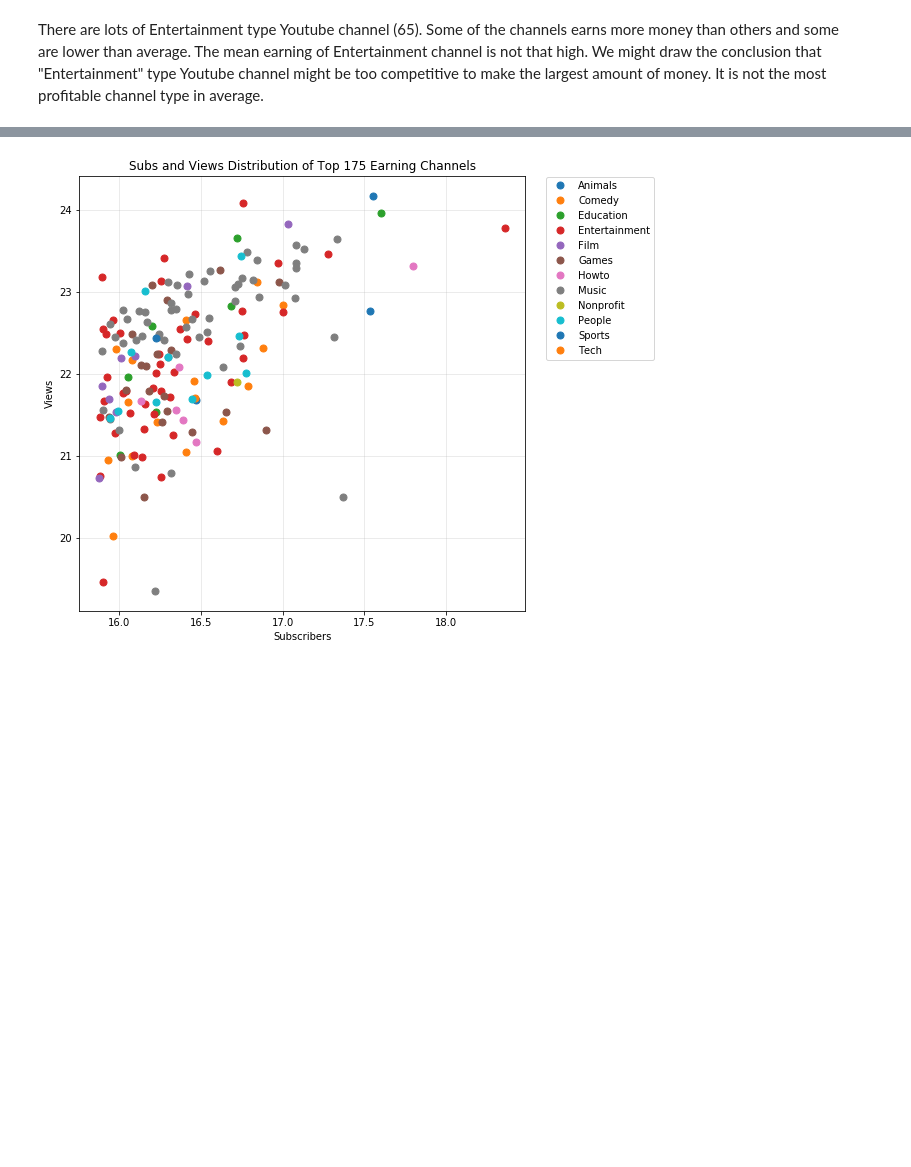
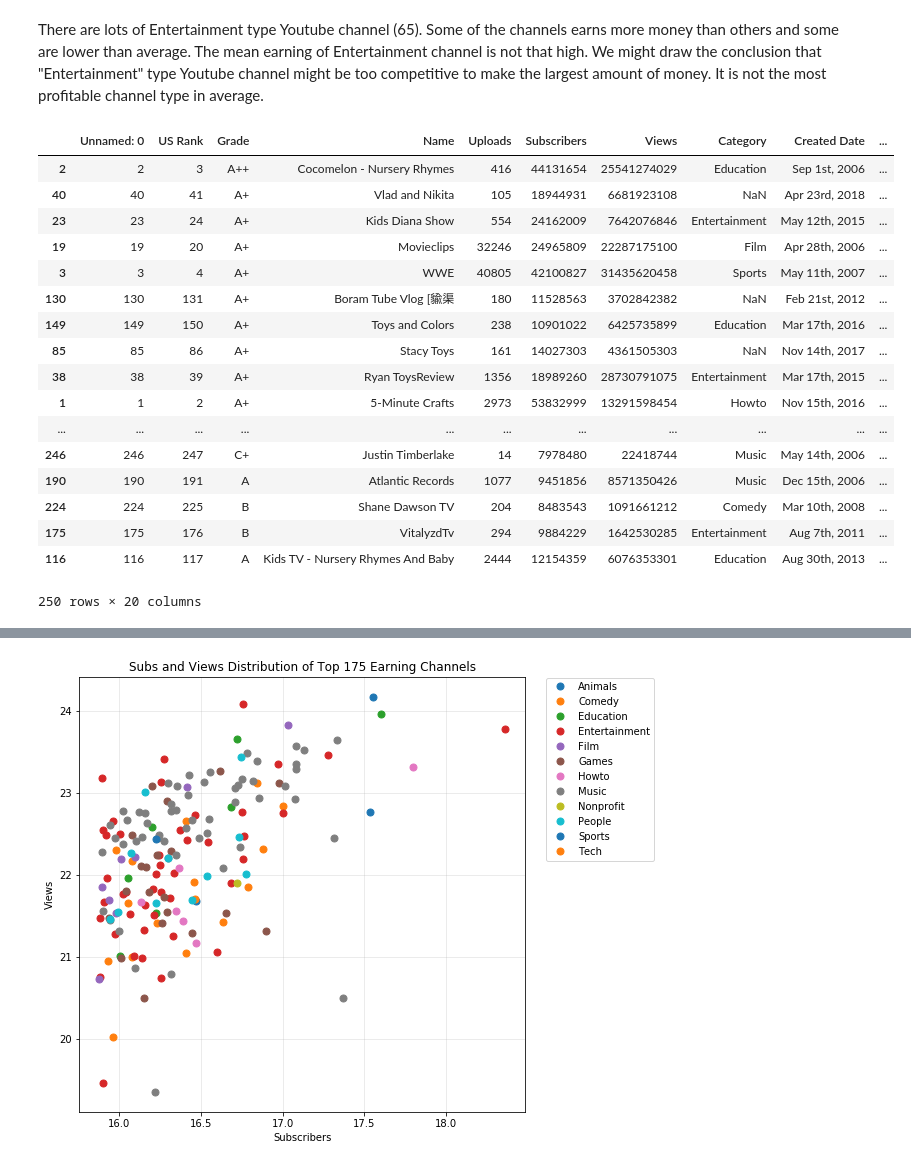
Before and after one commit to gillian850413/Final_Project, a Jupyter notebook: IS590PR_Final_Project_Part1.ipynb, the cells around one changed output, grey strips where cells are left out. Saved outputs shown, nothing was run; the diff lists cells and outputs as text; code cells hidden in the pictures; blank space fills up the shorter version.

```diff
--- a/IS590PR_Final_Project_Part1.ipynb
+++ b/IS590PR_Final_Project_Part1.ipynb
@@ -236,7 +354,28 @@ youtubeChannelEarning(entertainmentViews_tail, 'Entertainment')
 # %% [markdown]
 There are lots of Entertainment type Youtube channel (65). Some of the channels earns more money than others and some are lower than average. The mean earning of Entertainment channel is not that high. We might draw the conclusion that "Entertainment" type Youtube channel might be too competitive to make the largest amount of money. It is not the most profitable channel type in average.
 # %%
-top250_subs_df = top250_subs_df.sort_values(by='Max Yearly Earning',ascending=False)
-df1 = top250_subs_df[:175]
-df2 = top250_subs_df[176:]
-df3 = top250_subs_df
+top250_subs_dfs = top250_subs_df.sort_values(by='Max Yearly Earning',ascending=False)
+df1 = top250_subs_dfs[:175]
+df2 = top250_subs_dfs[176:]
+df3 = top250_subs_dfs
+# %%
+top250_subs_dfs
+# %% [output]
+|  | Unnamed: 0 | US Rank | Grade | Name | Uploads | Subscribers | Views | Category | Created Date | ... |
+| 2 | 2 | 3 | A++ | Cocomelon - Nursery Rhymes | 416 | 44131654 | 25541274029 | Education | Sep 1st, 2006 | ... |
+| 40 | 40 | 41 | A+ | Vlad and Nikita | 105 | 18944931 | 6681923108 | NaN | Apr 23rd, 2018 | ... |
+| 23 | 23 | 24 | A+ | Kids Diana Show | 554 | 24162009 | 7642076846 | Entertainment | May 12th, 2015 | ... |
+| 19 | 19 | 20 | A+ | Movieclips | 32246 | 24965809 | 22287175100 | Film | Apr 28th, 2006 | ... |
+| 3 | 3 | 4 | A+ | WWE | 40805 | 42100827 | 31435620458 | Sports | May 11th, 2007 | ... |
+| 130 | 130 | 131 | A+ | Boram Tube Vlog [貐渠 | 180 | 11528563 | 3702842382 | NaN | Feb 21st, 2012 | ... |
+| 149 | 149 | 150 | A+ | Toys and Colors | 238 | 10901022 | 6425735899 | Education | Mar 17th, 2016 | ... |
+| 85 | 85 | 86 | A+ | Stacy Toys | 161 | 14027303 | 4361505303 | NaN | Nov 14th, 2017 | ... |
+| 38 | 38 | 39 | A+ | Ryan ToysReview | 1356 | 18989260 | 28730791075 | Entertainment | Mar 17th, 2015 | ... |
+| 1 | 1 | 2 | A+ | 5-Minute Crafts | 2973 | 53832999 | 13291598454 | Howto | Nov 15th, 2016 | ... |
+| ... | ... | ... | ... | ... | ... | ... | ... | ... | ... | ... |
+| 246 | 246 | 247 | C+ | Justin Timberlake | 14 | 7978480 | 22418744 | Music | May 14th, 2006 | ... |
+| 190 | 190 | 191 | A | Atlantic Records | 1077 | 9451856 | 8571350426 | Music | Dec 15th, 2006 | ... |
+| 224 | 224 | 225 | B | Shane Dawson TV | 204 | 8483543 | 1091661212 | Comedy | Mar 10th, 2008 | ... |
+| 175 | 175 | 176 | B | VitalyzdTv | 294 | 9884229 | 1642530285 | Entertainment | Aug 7th, 2011 | ... |
+| 116 | 116 | 117 | A | Kids TV - Nursery Rhymes And Baby | 2444 | 12154359 | 6076353301 | Education | Aug 30th, 2013 | ... |
+250 rows × 20 columns
```
Also changed, not shown: parts of 16 cells of this notebook.
